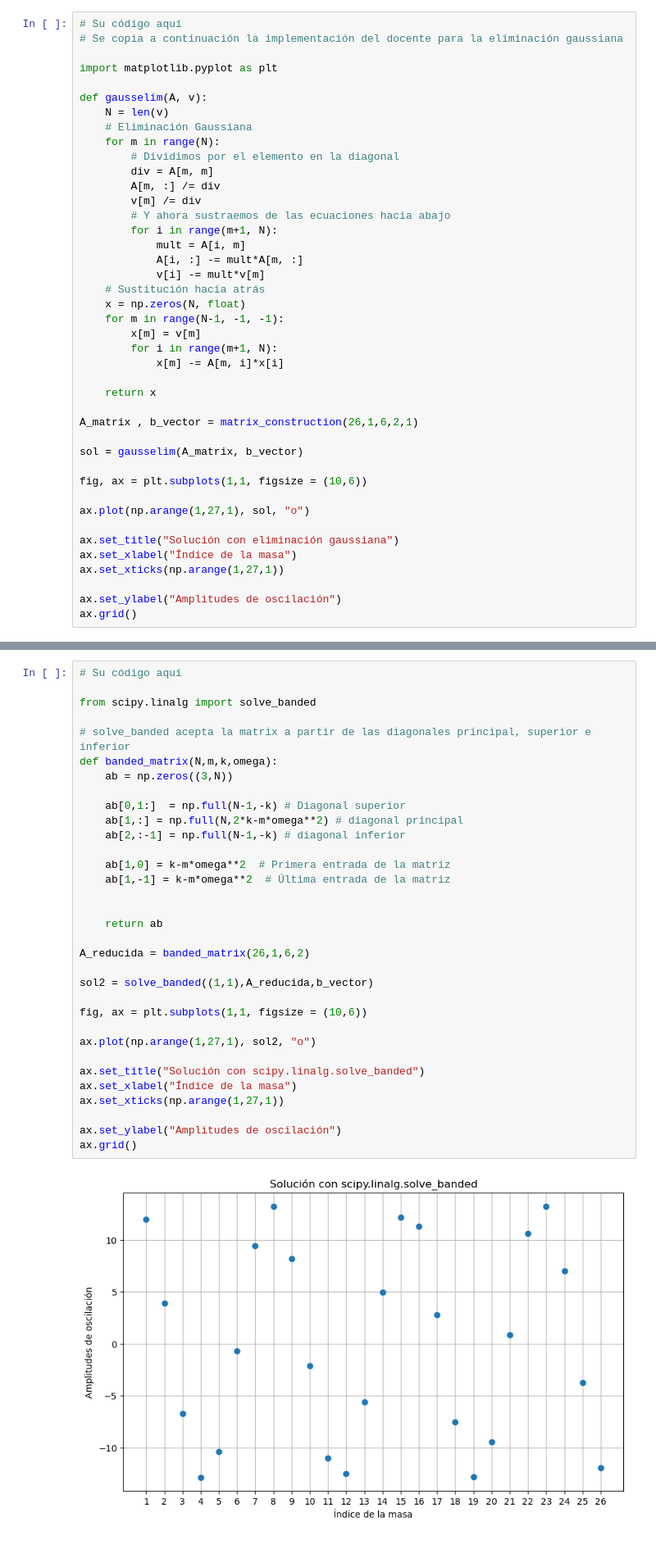
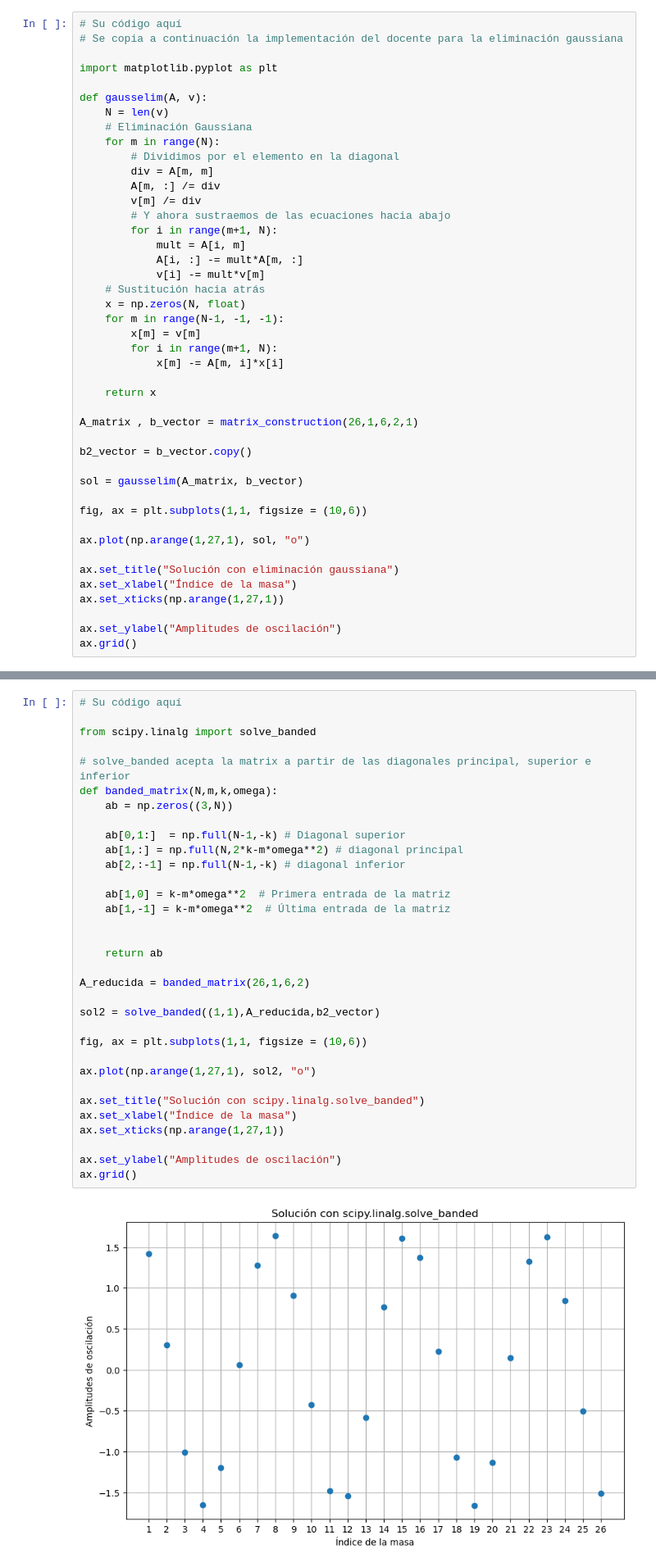
Before and after one commit to HernanBC/LabsComputacional, a Jupyter notebook: lab17/SistemasLineales.ipynb, the cells around one changed output, grey strips where cells are left out. Shown: that part at 82% size. Cells and saved outputs as stored; diff of their text form.

```diff
--- a/lab17/SistemasLineales.ipynb
+++ b/lab17/SistemasLineales.ipynb
@@ -395,6 +395,8 @@ def gausselim(A, v):
 
 A_matrix , b_vector = matrix_construction(26,1,6,2,1)
 
+b2_vector = b_vector.copy()
+
 sol = gausselim(A_matrix, b_vector)
 
 fig, ax = plt.subplots(1,1, figsize = (10,6))
@@ -417,35 +419,35 @@ El método `gausselim` es sumamente ineficiente para este problema, dado que la
 from scipy.linalg import solve_banded
 
 # solve_banded acepta la matrix a partir de las diagonales principal, superior e inferior
 def banded_matrix(N,m,k,omega):
 	ab = np.zeros((3,N))
 
 	ab[0,1:]  = np.full(N-1,-k) # Diagonal superior
 	ab[1,:] = np.full(N,2*k-m*omega**2)	# diagonal principal
 	ab[2,:-1] = np.full(N-1,-k)	# diagonal inferior
 
 	ab[1,0] = k-m*omega**2  # Primera entrada de la matriz
 	ab[1,-1] = k-m*omega**2  # Última entrada de la matriz
 
 
 	return ab
 
 A_reducida = banded_matrix(26,1,6,2)
 
-sol2 = solve_banded((1,1),A_reducida,b_vector)
+sol2 = solve_banded((1,1),A_reducida,b2_vector)
 
 fig, ax = plt.subplots(1,1, figsize = (10,6))
 
 ax.plot(np.arange(1,27,1), sol2, "o")
 
 ax.set_title("Solución con scipy.linalg.solve_banded")
 ax.set_xlabel("Índice de la masa")
 ax.set_xticks(np.arange(1,27,1))
 
 ax.set_ylabel("Amplitudes de oscilación")
 ax.grid()
 # %% [output]
-[figure, old version]
+[figure, new version]
 # %% [markdown]
 # Extra
 # %%
```
Also changed, not shown: parts of 2 cells of this notebook.
